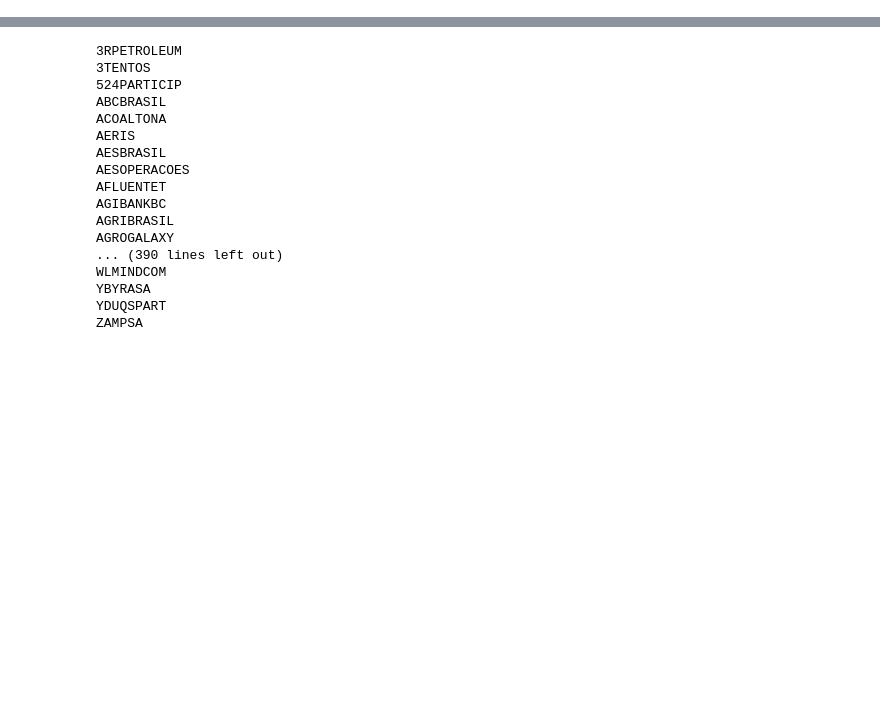
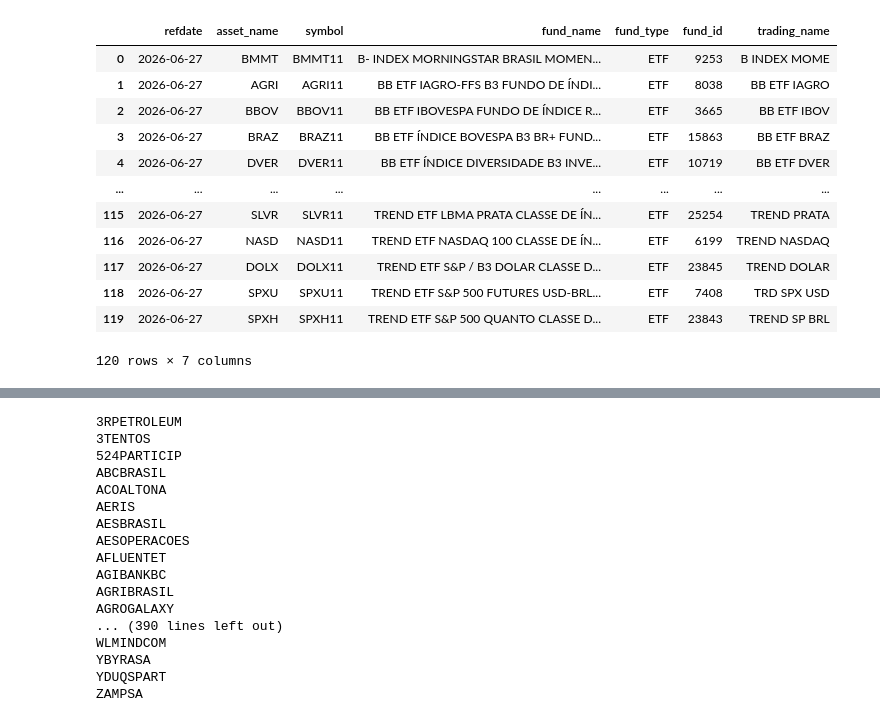
Before and after one commit to wilsonfreitas/brasa, a Jupyter notebook: notebooks/análise-MGLU3.ipynb, the cells around one changed output, grey strips where cells are left out. Cells and saved outputs as stored; diff of their text form; code cells hidden in the pictures; blank space fills up the shorter version.

```diff
--- a/notebooks/análise-MGLU3.ipynb
+++ b/notebooks/análise-MGLU3.ipynb
@@ -38,0 +21,18 @@ distribution_id: int64
+# %%
+brasa.sql("""
+select * from "staging.b3-listed-funds" where fund_type = 'ETF' and refdate = '2026-06-27'
+                            """).df()
+# %% [output]
+|  | refdate | asset_name | symbol | fund_name | fund_type | fund_id | trading_name |
+| 0 | 2026-06-27 | BMMT | BMMT11 | B- INDEX MORNINGSTAR BRASIL MOMEN... | ETF | 9253 | B INDEX MOME |
+| 1 | 2026-06-27 | AGRI | AGRI11 | BB ETF IAGRO-FFS B3 FUNDO DE ÍNDI... | ETF | 8038 | BB ETF IAGRO |
+| 2 | 2026-06-27 | BBOV | BBOV11 | BB ETF IBOVESPA FUNDO DE ÍNDICE R... | ETF | 3665 | BB ETF IBOV |
+| 3 | 2026-06-27 | BRAZ | BRAZ11 | BB ETF ÍNDICE BOVESPA B3 BR+ FUND... | ETF | 15863 | BB ETF BRAZ |
+| 4 | 2026-06-27 | DVER | DVER11 | BB ETF ÍNDICE DIVERSIDADE B3 INVE... | ETF | 10719 | BB ETF DVER |
+| ... | ... | ... | ... | ... | ... | ... | ... |
+| 115 | 2026-06-27 | SLVR | SLVR11 | TREND ETF LBMA PRATA CLASSE DE ÍN... | ETF | 25254 | TREND PRATA |
+| 116 | 2026-06-27 | NASD | NASD11 | TREND ETF NASDAQ 100 CLASSE DE ÍN... | ETF | 6199 | TREND NASDAQ |
+| 117 | 2026-06-27 | DOLX | DOLX11 | TREND ETF S&P / B3 DOLAR CLASSE D... | ETF | 23845 | TREND DOLAR |
+| 118 | 2026-06-27 | SPXU | SPXU11 | TREND ETF S&P 500 FUTURES USD-BRL... | ETF | 7408 | TRD SPX USD |
+| 119 | 2026-06-27 | SPXH | SPXH11 | TREND ETF S&P 500 QUANTO CLASSE D... | ETF | 23843 | TREND SP BRL |
+120 rows × 7 columns
```
Also changed, not shown: parts of 5 cells of this notebook.
